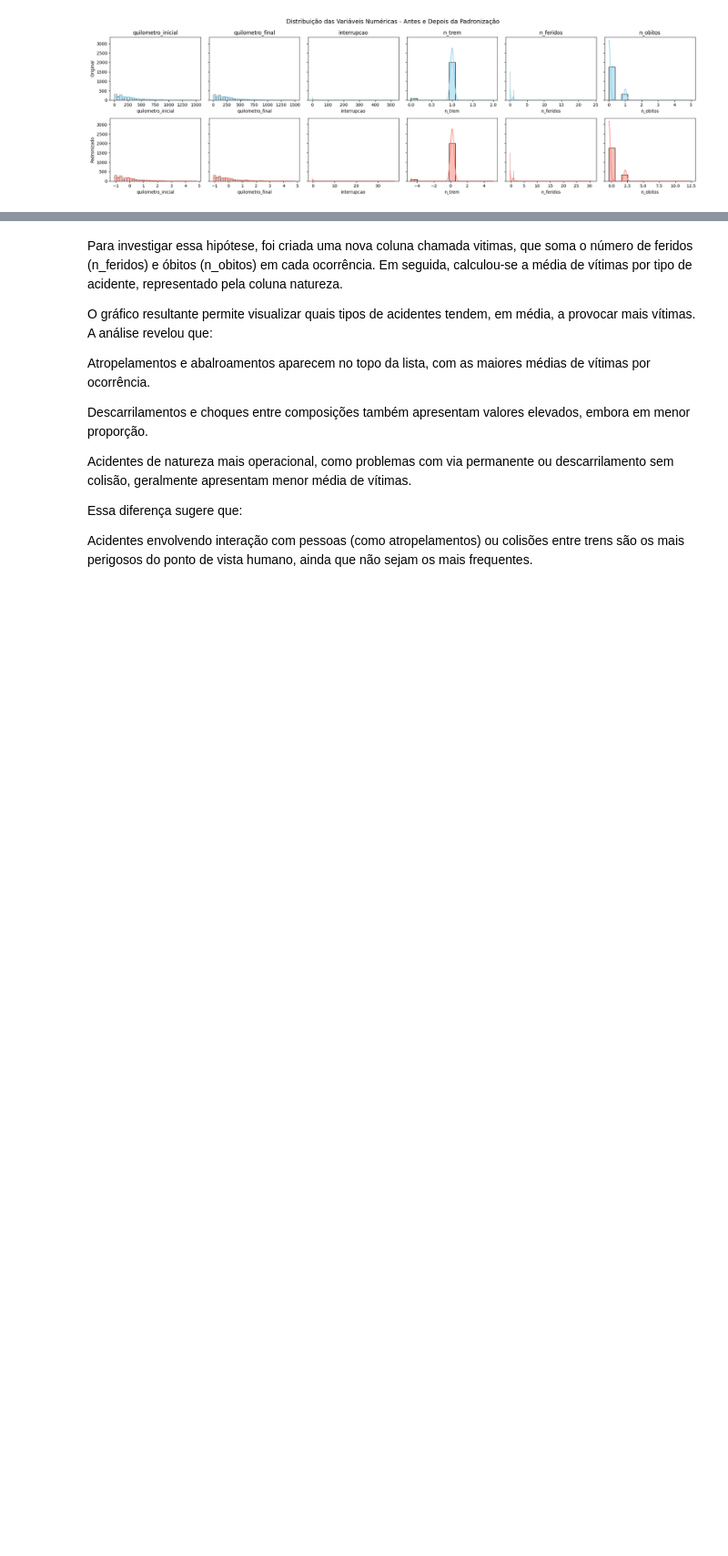
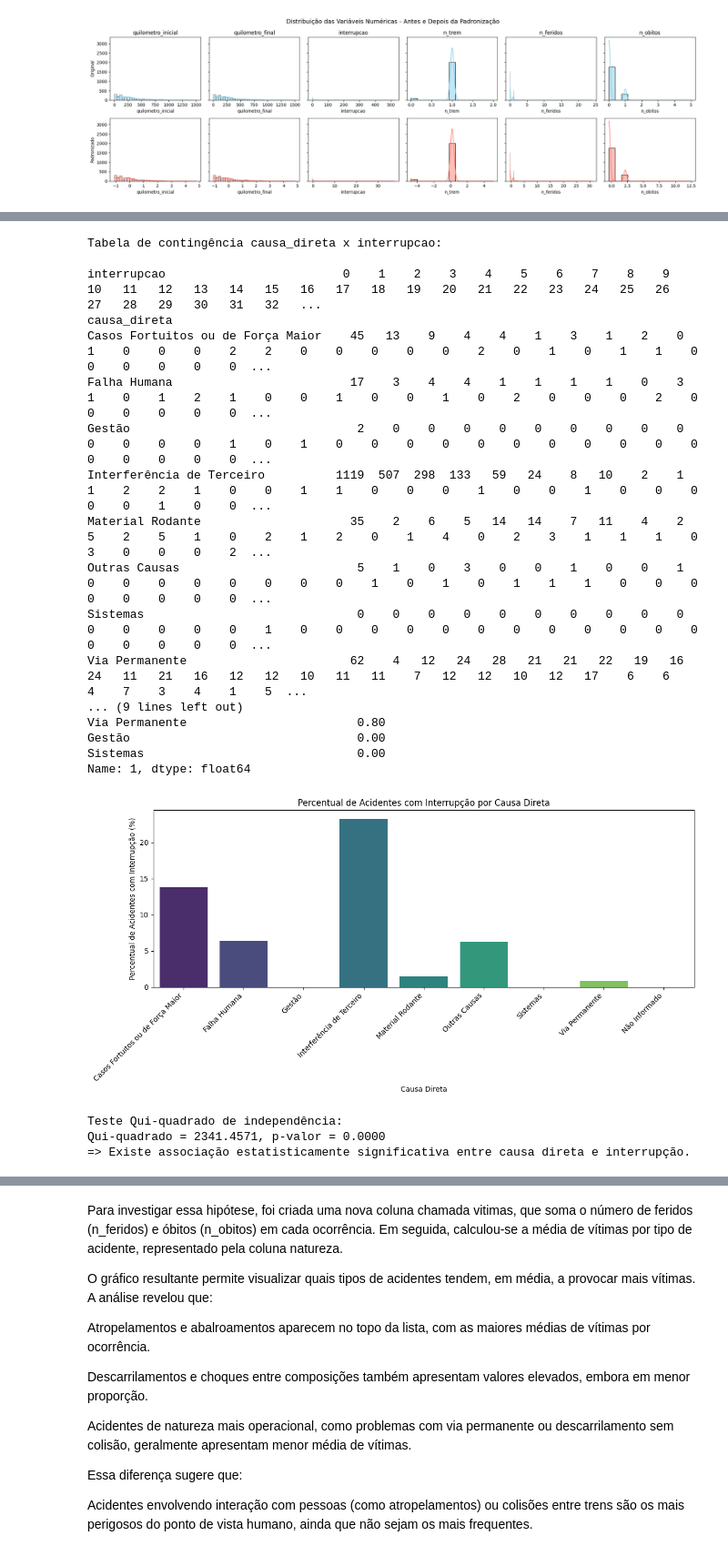
Before and after one commit to fabarroso/MVP1, a Jupyter notebook: MVP1.ipynb, the cells around one changed output, grey strips where cells are left out. Shown at 91% size. Drawn from its saved outputs; the diff is of its cells as text; code cells hidden in the pictures; blank space fills up the shorter version.

```diff
--- a/MVP1.ipynb
+++ b/MVP1.ipynb
@@ -686,2 +740,66 @@ Amostra dos dados padronizados:
+# %%
+# Se a coluna 'causa_direta' for categórica, adiciona a categoria 'Não Informado' antes do fillna
+if pd.api.types.is_categorical_dtype(df['causa_direta']):
+    df['causa_direta'] = df['causa_direta'].cat.add_categories('Não Informado')
+
+# Agora preenche os NaNs
+df['causa_direta'] = df['causa_direta'].fillna('Não Informado')
+
+# Para interrupcao, como é numérica, preenche com 0 (sem interrupção)
+df['interrupcao'] = df['interrupcao'].fillna(0).astype(int)
+
+# 1. Tabela de contingência causa_direta x interrupcao
+contingency = pd.crosstab(df['causa_direta'], df['interrupcao'])
+print("Tabela de contingência causa_direta x interrupcao:\n")
+print(contingency)
+
+# 2. Proporção de interrupções (interrupcao=1) dentro de cada causa direta
+prop_interrupcao = contingency.div(contingency.sum(axis=1), axis=0) * 100
+
+print("\nProporção (%) de acidentes com interrupção por causa direta:\n")
+print(prop_interrupcao[1].sort_values(ascending=False).round(2))  # 1 indica interrupção
+
+# 3. Gráfico de barras das proporções
+plt.figure(figsize=(12,6))
+sns.barplot(x=prop_interrupcao[1].sort_values(ascending=False).index,
+            y=prop_interrupcao[1].sort_values(ascending=False).values, palette='viridis')
+plt.xticks(rotation=45, ha='right')
+plt.ylabel('Percentual de Acidentes com Interrupção (%)')
+plt.xlabel('Causa Direta')
+plt.title('Percentual de Acidentes com Interrupção por Causa Direta')
+plt.tight_layout()
+plt.show()
+
+# 4. Teste qui-quadrado de independência
+chi2, p, dof, expected = chi2_contingency(contingency)
+print(f"\nTeste Qui-quadrado de independência:")
+print(f"Qui-quadrado = {chi2:.4f}, p-valor = {p:.4f}")
+
+if p < 0.05:
+    print("=> Existe associação estatisticamente significativa entre causa direta e interrupção.")
+else:
+    print("=> Não foi encontrada associação estatisticamente significativa entre causa direta e interrupção.")
+# %% [output]
+Tabela de contingência causa_direta x interrupcao:
+
+interrupcao                         0    1    2    3    4    5    6    7    8    9    10   11   12   13   14   15   16   17   18   19   20   21   22   23   24   25   26   27   28   29   30   31   32   ...
+causa_direta
+Casos Fortuitos ou de Força Maior    45   13    9    4    4    1    3    1    2    0    1    0    0    0    2    2    0    0    0    0    0    2    0    1    0    1    1    0    0    0    0    0    0  ...
+Falha Humana                         17    3    4    4    1    1    1    1    0    3    1    0    1    2    1    0    0    1    0    0    1    0    2    0    0    0    2    0    0    0    0    0    0  ...
+Gestão                                2    0    0    0    0    0    0    0    0    0    0    0    0    0    1    0    1    0    0    0    0    0    0    0    0    0    0    0    0    0    0    0    0  ...
+Interferência de Terceiro          1119  507  298  133   59   24    8   10    2    1    1    2    2    1    0    0    1    1    0    0    0    1    0    0    1    0    0    0    0    0    1    0    0  ...
+Material Rodante                     35    2    6    5   14   14    7   11    4    2    5    2    5    1    0    2    1    2    0    1    4    0    2    3    1    1    1    0    3    0    0    0    2  ...
+Outras Causas                         5    1    0    3    0    0    1    0    0    1    0    0    0    0    0    0    0    0    1    0    1    0    1    1    1    0    0    0    0    0    0    0    0  ...
+Sistemas                              0    0    0    0    0    0    0    0    0    0    0    0    0    0    0    1    0    0    0    0    0    0    0    0    0    0    0    0    0    0    0    0    0  ...
+Via Permanente                       62    4   12   24   28   21   21   22   19   16   24   11   21   16   12   12   10   11   11    7   12   12   10   12   17    6    6    4    7    3    4    1    5  ...
+... (9 lines left out)
+Via Permanente                        0.80
+Gestão                                0.00
+Sistemas                              0.00
+Name: 1, dtype: float64
+[figure, added]
+Teste Qui-quadrado de independência:
+Qui-quadrado = 2341.4571, p-valor = 0.0000
+=> Existe associação estatisticamente significativa entre causa direta e interrupção.
 # %% [markdown]
 **negrito**
```
Also changed, not shown: parts of 6 cells of this notebook.
